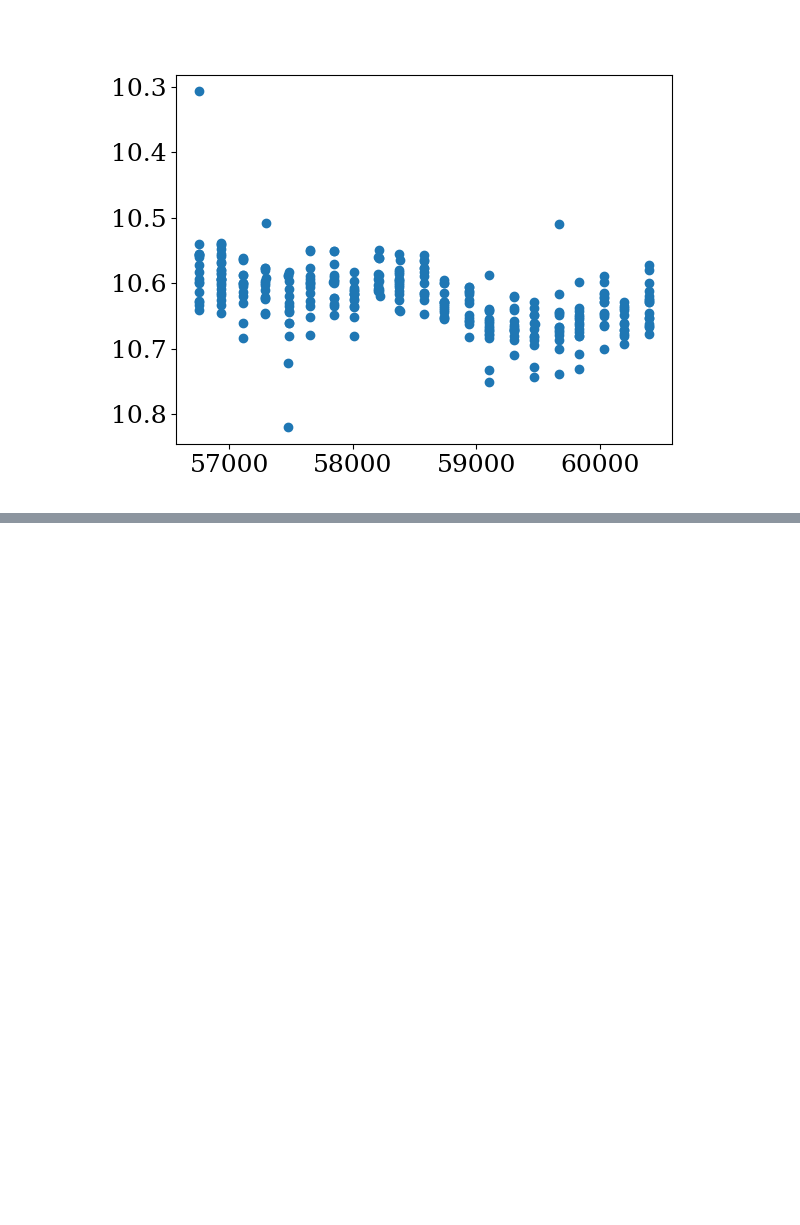
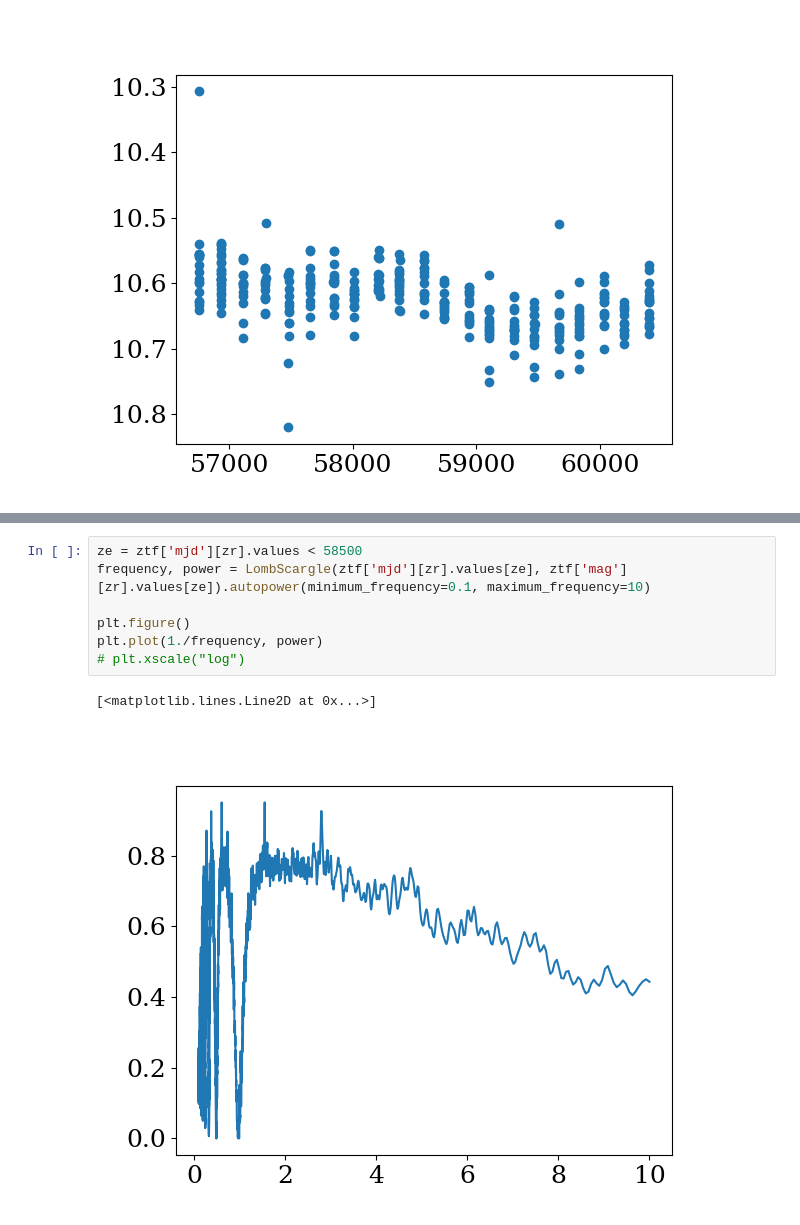
Before and after one commit to jradavenport/ZTF24aaerzwh, a Jupyter notebook: explore.ipynb, the cells around one changed output, grey strips where cells are left out. Cells and saved outputs as stored; diff of their text form; blank space fills up the shorter version.

```diff
--- a/explore.ipynb
+++ b/explore.ipynb
@@ -97,0 +99,10 @@ plt.savefig('combined_LC.png', dpi=150, bbox_inches='tight', pad_inches=0.25)
+# %%
+ze = ztf['mjd'][zr].values < 58500
+frequency, power = LombScargle(ztf['mjd'][zr].values[ze], ztf['mag'][zr].values[ze]).autopower(minimum_frequency=0.1, maximum_frequency=10)
+
+plt.figure()
+plt.plot(1./frequency, power)
+# plt.xscale("log")
+# %% [output]
+[<matplotlib.lines.Line2D at 0x...>]
+[figure, added]
```
Also changed, not shown: parts of 16 cells of this notebook, 3 other files.
